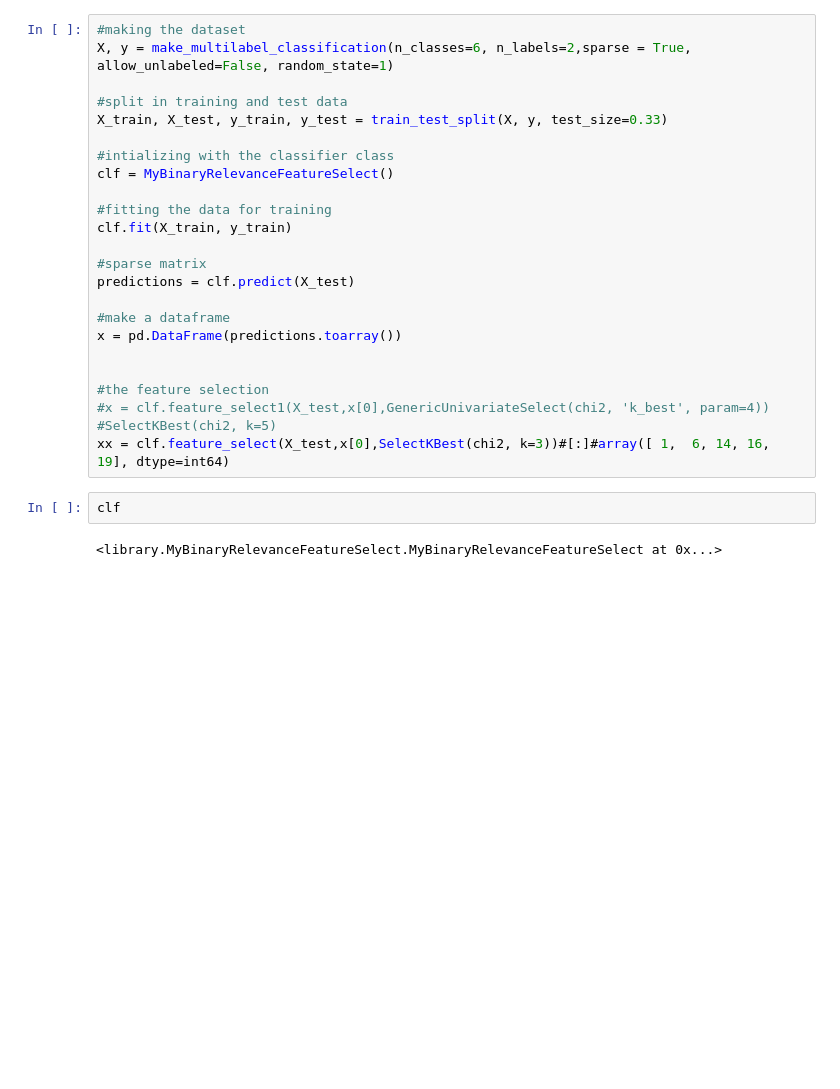
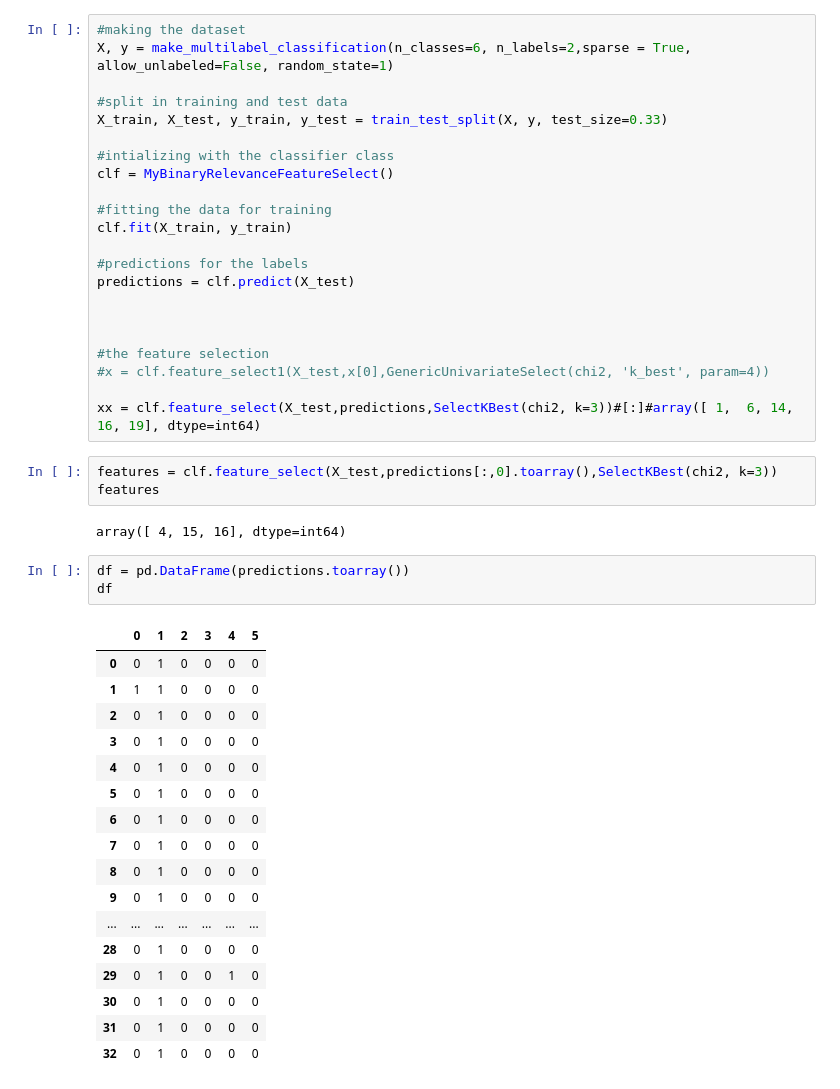
Before and after one commit to abel47/Bachelor-s-Thesis, a Jupyter notebook: binaryRelevance.ipynb, the cells around one changed output. Cells and saved outputs as stored; diff of their text form; blank space fills up the shorter version.

```diff
--- a/binaryRelevance.ipynb
+++ b/binaryRelevance.ipynb
@@ -89,18 +27,38 @@ clf = MyBinaryRelevanceFeatureSelect()
 #fitting the data for training
 clf.fit(X_train, y_train)
 
-#sparse matrix
+#predictions for the labels
 predictions = clf.predict(X_test)
 
-#make a dataframe
-x = pd.DataFrame(predictions.toarray())
 
 
 #the feature selection
 #x = clf.feature_select1(X_test,x[0],GenericUnivariateSelect(chi2, 'k_best', param=4))
-#SelectKBest(chi2, k=5)
-xx = clf.feature_select(X_test,x[0],SelectKBest(chi2, k=3))#[:]#array([ 1,  6, 14, 16, 19], dtype=int64)
+
+xx = clf.feature_select(X_test,predictions,SelectKBest(chi2, k=3))#[:]#array([ 1,  6, 14, 16, 19], dtype=int64)
-# %%
-clf
-# %% [output]
-<library.MyBinaryRelevanceFeatureSelect.MyBinaryRelevanceFeatureSelect at 0x...>
+# %%
+features = clf.feature_select(X_test,predictions[:,0].toarray(),SelectKBest(chi2, k=3))
+features
+# %% [output]
+array([ 4, 15, 16], dtype=int64)
+# %%
+df = pd.DataFrame(predictions.toarray())
+df
+# %% [output]
+|  | 0 | 1 | 2 | 3 | 4 | 5 |
+| 0 | 0 | 1 | 0 | 0 | 0 | 0 |
+| 1 | 1 | 1 | 0 | 0 | 0 | 0 |
+| 2 | 0 | 1 | 0 | 0 | 0 | 0 |
+| 3 | 0 | 1 | 0 | 0 | 0 | 0 |
+| 4 | 0 | 1 | 0 | 0 | 0 | 0 |
+| 5 | 0 | 1 | 0 | 0 | 0 | 0 |
+| 6 | 0 | 1 | 0 | 0 | 0 | 0 |
+| 7 | 0 | 1 | 0 | 0 | 0 | 0 |
+| 8 | 0 | 1 | 0 | 0 | 0 | 0 |
+| 9 | 0 | 1 | 0 | 0 | 0 | 0 |
+| ... | ... | ... | ... | ... | ... | ... |
+| 28 | 0 | 1 | 0 | 0 | 0 | 0 |
+| 29 | 0 | 1 | 0 | 0 | 1 | 0 |
+| 30 | 0 | 1 | 0 | 0 | 0 | 0 |
+| 31 | 0 | 1 | 0 | 0 | 0 | 0 |
+| 32 | 0 | 1 | 0 | 0 | 0 | 0 |
```
Also changed, not shown: parts of 11 cells of this notebook.
